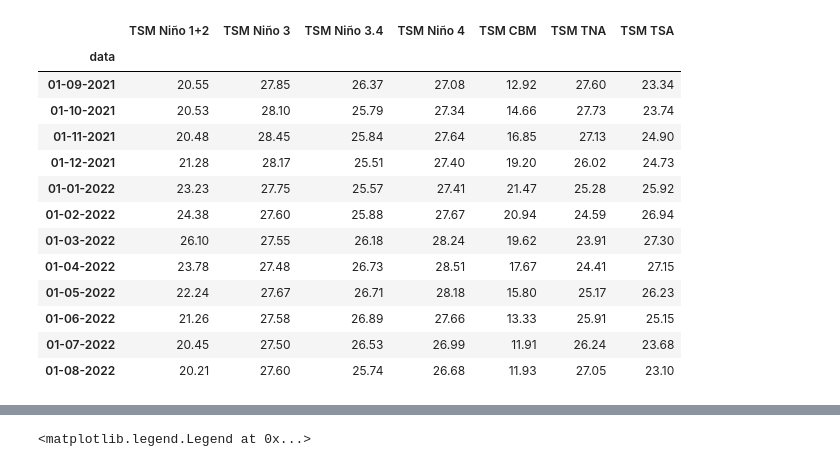
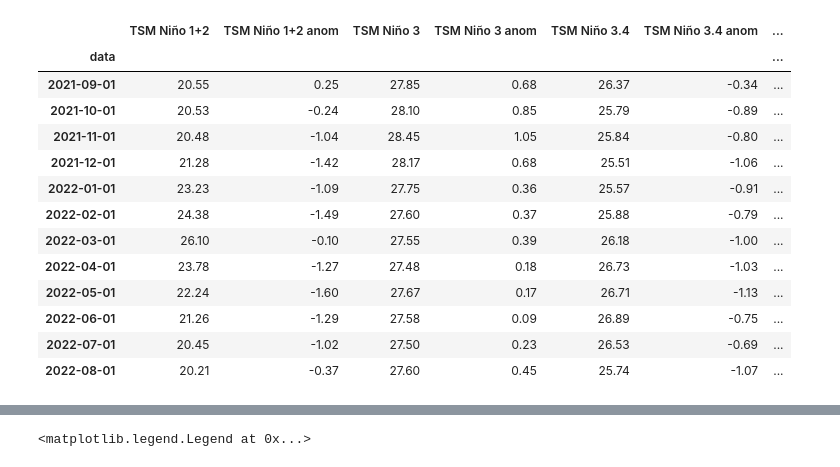
Before and after one commit to Ramonmurilo/cfs_plot_nino, a Jupyter notebook: teste_plot.ipynb, the cells around one changed output, grey strips where cells are left out. Saved outputs shown, nothing was run; the diff lists cells and outputs as text; code cells hidden in the pictures.

```diff
--- a/teste_plot.ipynb
+++ b/teste_plot.ipynb
@@ -17,23 +17,8 @@ clima_oiv2 = pd.read_csv('oiv2_clima_1982-2009.csv', sep=';', index_col='mes')
 historico_oiv2 = pd.read_csv('oiv2_historico_1981-2022.csv', sep=';', index_col='data')
 clima_texto = "1982-2009 OIv2.1"
 # %%
-historico_oiv2.tail(12)
+historico_para_plot = historico_oiv2.tail(12)
 #clima_oiv2
-# %% [output]
-|  | TSM Niño 1+2 | TSM Niño 3 | TSM Niño 3.4 | TSM Niño 4 | TSM CBM | TSM TNA | TSM TSA |
-| data |  |  |  |  |  |  |  |
-| 01-09-2021 | 20.55 | 27.85 | 26.37 | 27.08 | 12.92 | 27.60 | 23.34 |
-| 01-10-2021 | 20.53 | 28.10 | 25.79 | 27.34 | 14.66 | 27.73 | 23.74 |
-| 01-11-2021 | 20.48 | 28.45 | 25.84 | 27.64 | 16.85 | 27.13 | 24.90 |
-| 01-12-2021 | 21.28 | 28.17 | 25.51 | 27.40 | 19.20 | 26.02 | 24.73 |
-| 01-01-2022 | 23.23 | 27.75 | 25.57 | 27.41 | 21.47 | 25.28 | 25.92 |
-| 01-02-2022 | 24.38 | 27.60 | 25.88 | 27.67 | 20.94 | 24.59 | 26.94 |
-| 01-03-2022 | 26.10 | 27.55 | 26.18 | 28.24 | 19.62 | 23.91 | 27.30 |
-| 01-04-2022 | 23.78 | 27.48 | 26.73 | 28.51 | 17.67 | 24.41 | 27.15 |
-| 01-05-2022 | 22.24 | 27.67 | 26.71 | 28.18 | 15.80 | 25.17 | 26.23 |
-| 01-06-2022 | 21.26 | 27.58 | 26.89 | 27.66 | 13.33 | 25.91 | 25.15 |
-| 01-07-2022 | 20.45 | 27.50 | 26.53 | 26.99 | 11.91 | 26.24 | 23.68 |
-| 01-08-2022 | 20.21 | 27.60 | 25.74 | 26.68 | 11.93 | 27.05 | 23.10 |
 # %%
 # CLIMA OIV DE 1991 A 2020
 clima_texto = "1991-2010 OIv2.1"
@@ -85,6 +70,23 @@ clima_oiv2_dict = {'mes': [1, 2, 3, 4, 5, 6, 7, 8, 9, 10, 11, 12],
   26.64,
   26.57]}
 clima_oiv2 = pd.DataFrame.from_dict(clima_oiv2_dict).set_index('mes')
+# %%
+historico_para_plot
+# %% [output]
+|  | TSM Niño 1+2 | TSM Niño 1+2 anom | TSM Niño 3 | TSM Niño 3 anom | TSM Niño 3.4 | TSM Niño 3.4 anom | ... |
+| data |  |  |  |  |  |  | ... |
+| 2021-09-01 | 20.55 | 0.25 | 27.85 | 0.68 | 26.37 | -0.34 | ... |
+| 2021-10-01 | 20.53 | -0.24 | 28.10 | 0.85 | 25.79 | -0.89 | ... |
+| 2021-11-01 | 20.48 | -1.04 | 28.45 | 1.05 | 25.84 | -0.80 | ... |
+| 2021-12-01 | 21.28 | -1.42 | 28.17 | 0.68 | 25.51 | -1.06 | ... |
+| 2022-01-01 | 23.23 | -1.09 | 27.75 | 0.36 | 25.57 | -0.91 | ... |
+| 2022-02-01 | 24.38 | -1.49 | 27.60 | 0.37 | 25.88 | -0.79 | ... |
+| 2022-03-01 | 26.10 | -0.10 | 27.55 | 0.39 | 26.18 | -1.00 | ... |
+| 2022-04-01 | 23.78 | -1.27 | 27.48 | 0.18 | 26.73 | -1.03 | ... |
+| 2022-05-01 | 22.24 | -1.60 | 27.67 | 0.17 | 26.71 | -1.13 | ... |
+| 2022-06-01 | 21.26 | -1.29 | 27.58 | 0.09 | 26.89 | -0.75 | ... |
+| 2022-07-01 | 20.45 | -1.02 | 27.50 | 0.23 | 26.53 | -0.69 | ... |
+| 2022-08-01 | 20.21 | -0.37 | 27.60 | 0.45 | 25.74 | -1.07 | ... |
 # %%
 def le_grib_por_mes(anomes:str):
 
```
Also changed, not shown: parts of 2 cells of this notebook, 2 other files.
